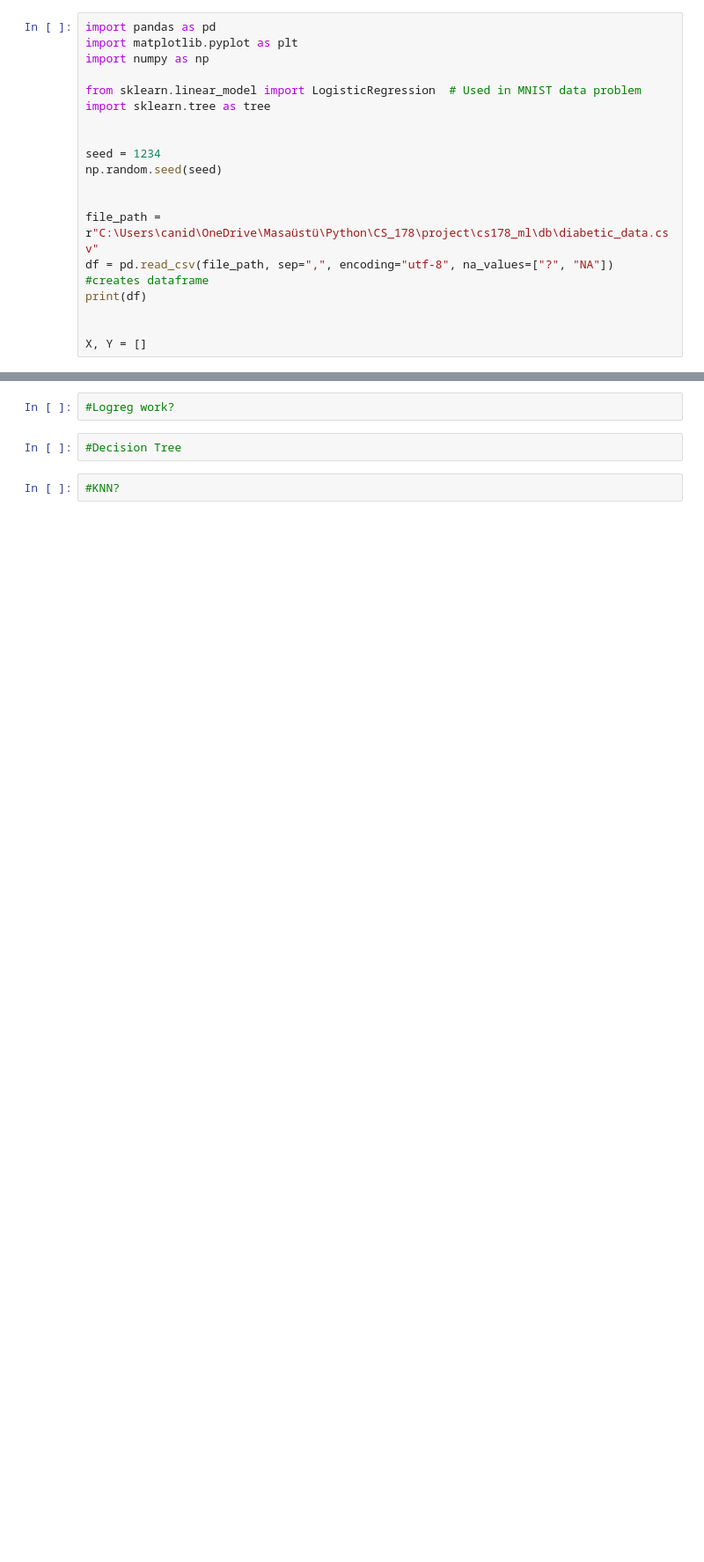
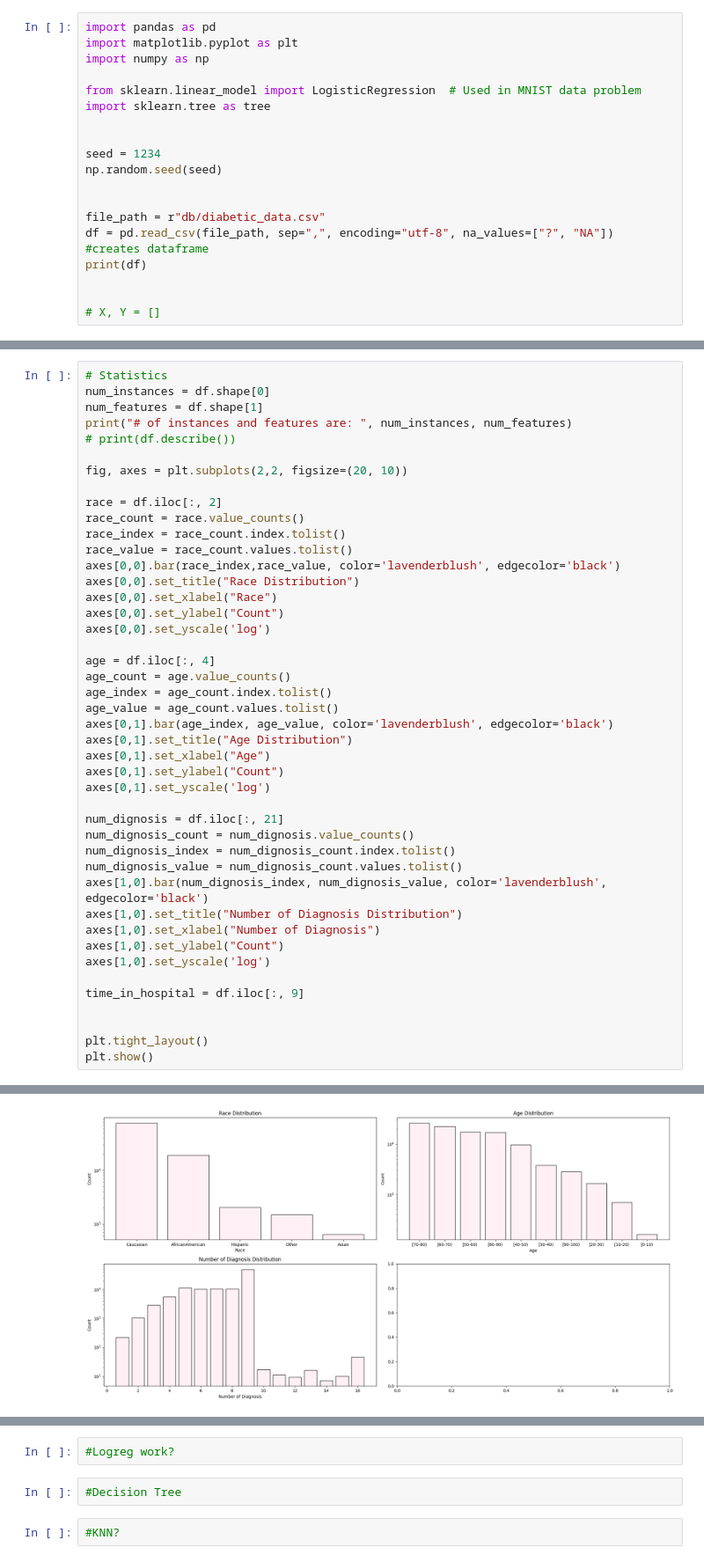
Before and after one commit to canidemen/cs178_ml, a Jupyter notebook: main.ipynb, the cells around one changed output, grey strips where cells are left out. Shown: that part at 88% size. Cells and saved outputs as stored; diff of their text form; blank space fills up the shorter version.

Commit message:
added stats and plots

```diff
--- a/main.ipynb
+++ b/main.ipynb
@@ -11,9 +11,9 @@ seed = 1234
 np.random.seed(seed)
 
 
-file_path = r"C:\Users\canid\OneDrive\Masaüstü\Python\CS_178\project\cs178_ml\db\diabetic_data.csv"
+file_path = r"db/diabetic_data.csv"
 df = pd.read_csv(file_path, sep=",", encoding="utf-8", na_values=["?", "NA"])   #creates dataframe
 print(df)
 
 
-X, Y = []
+# X, Y = []
@@ -37,0 +20,45 @@ X, Y = []
+# %%
+# Statistics
+num_instances = df.shape[0]
+num_features = df.shape[1]
+print("# of instances and features are: ", num_instances, num_features)
+# print(df.describe())
+
+fig, axes = plt.subplots(2,2, figsize=(20, 10))
+
+race = df.iloc[:, 2]
+race_count = race.value_counts()
+race_index = race_count.index.tolist()
+race_value = race_count.values.tolist()
+axes[0,0].bar(race_index,race_value, color='lavenderblush', edgecolor='black')
+axes[0,0].set_title("Race Distribution")
+axes[0,0].set_xlabel("Race")
+axes[0,0].set_ylabel("Count")
+axes[0,0].set_yscale('log')
+
+age = df.iloc[:, 4]
+age_count = age.value_counts()
+age_index = age_count.index.tolist()
+age_value = age_count.values.tolist()
+axes[0,1].bar(age_index, age_value, color='lavenderblush', edgecolor='black')
+axes[0,1].set_title("Age Distribution")
+axes[0,1].set_xlabel("Age")
+axes[0,1].set_ylabel("Count")
+axes[0,1].set_yscale('log')
+
+num_dignosis = df.iloc[:, 21]
+num_dignosis_count = num_dignosis.value_counts()
+num_dignosis_index = num_dignosis_count.index.tolist()
+num_dignosis_value = num_dignosis_count.values.tolist()
+axes[1,0].bar(num_dignosis_index, num_dignosis_value, color='lavenderblush', edgecolor='black')
+axes[1,0].set_title("Number of Diagnosis Distribution")
+axes[1,0].set_xlabel("Number of Diagnosis")
+axes[1,0].set_ylabel("Count")
+axes[1,0].set_yscale('log')
+
+time_in_hospital = df.iloc[:, 9]
+
+
+plt.tight_layout()
+plt.show()
+# %% [output]
@@ -37,0 +66 @@ X, Y = []
+[figure, added]
```
Also changed, not shown: parts of 3 cells of this notebook.
